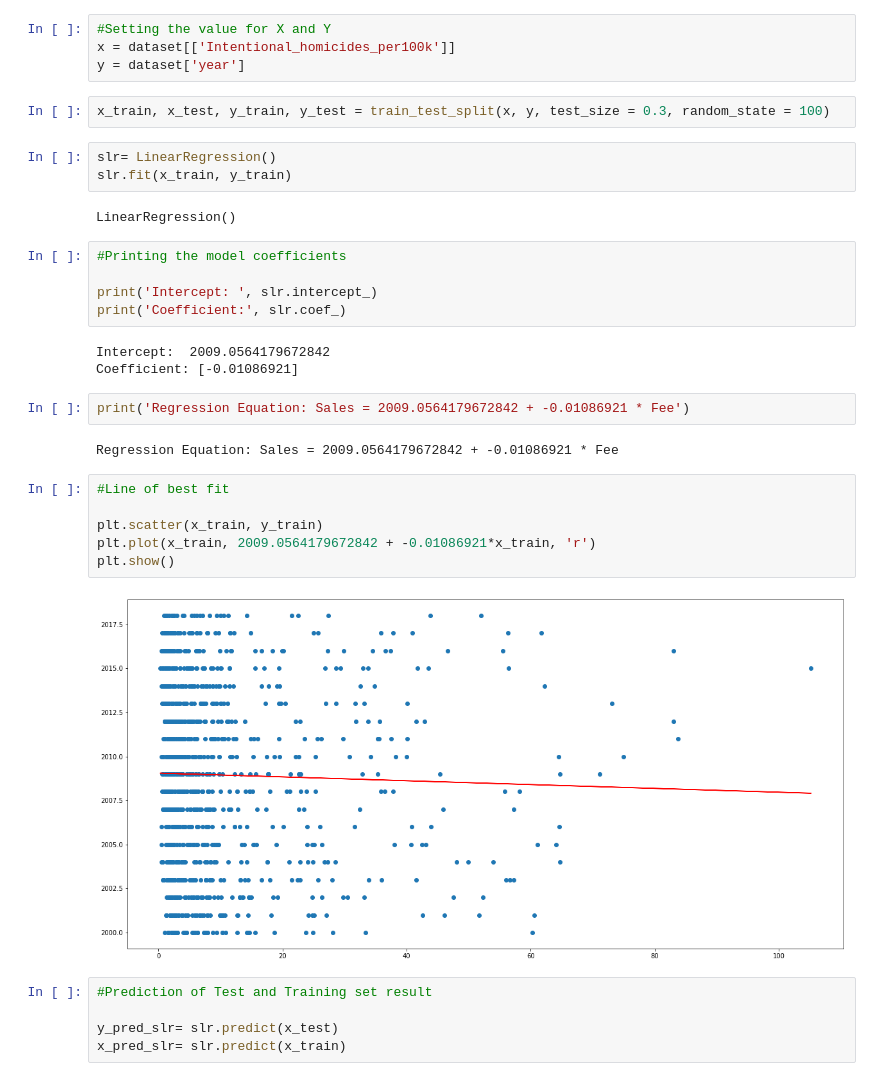
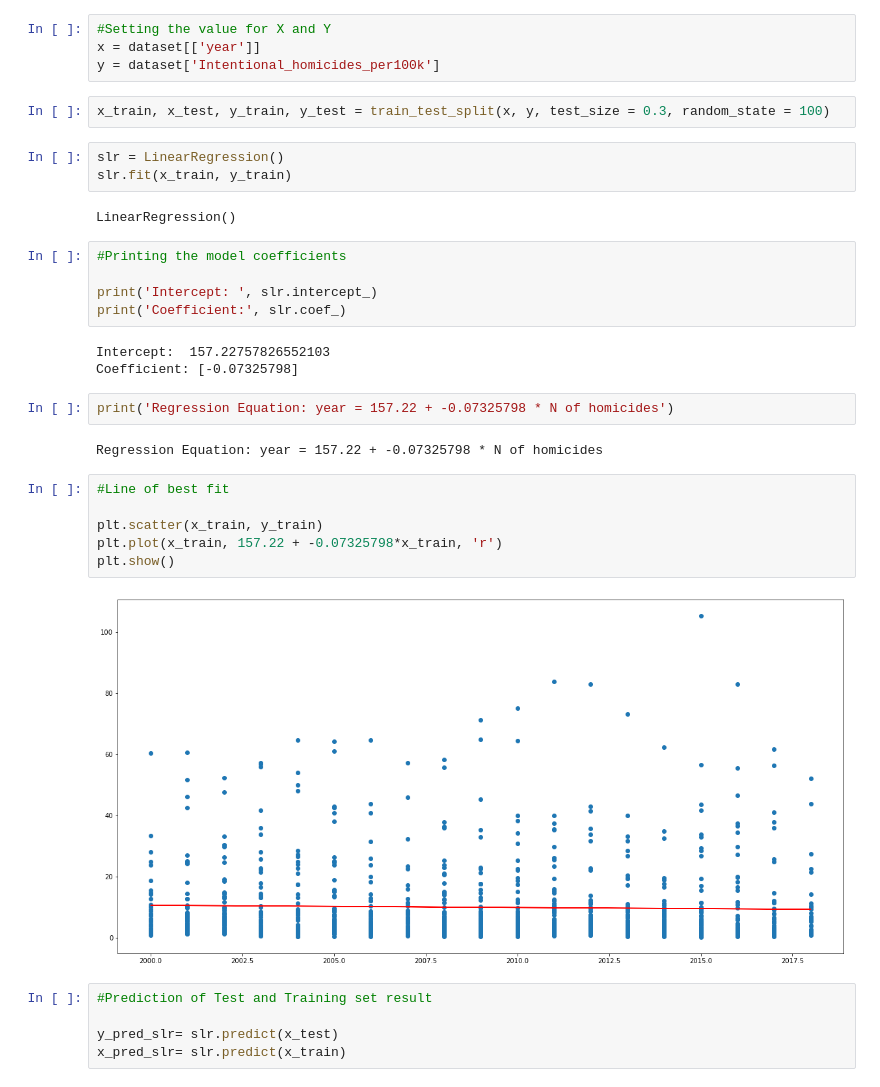
Before and after one commit to MohammedAlghazi17/Data-Mining-, a Jupyter notebook: BSHC4_Group_Project.ipynb, the cells around one changed output. Saved outputs shown, nothing was run; the diff lists cells and outputs as text.

```diff
--- a/BSHC4_Group_Project.ipynb
+++ b/BSHC4_Group_Project.ipynb
@@ -229,12 +233,12 @@ from sklearn.linear_model import LinearRegression
 from sklearn import metrics
 # %%
 #Setting the value for X and Y
-x = dataset[['Intentional_homicides_per100k']]
-y = dataset['year']
+x = dataset[['year']]
+y = dataset['Intentional_homicides_per100k']
 # %%
 x_train, x_test, y_train, y_test = train_test_split(x, y, test_size = 0.3, random_state = 100)
 # %%
-slr= LinearRegression()
+slr = LinearRegression()
 slr.fit(x_train, y_train)
 # %% [output]
 LinearRegression()
@@ -244,20 +248,20 @@ LinearRegression()
 print('Intercept: ', slr.intercept_)
 print('Coefficient:', slr.coef_)
 # %% [output]
-Intercept:  2009.0564179672842
-Coefficient: [-0.01086921]
+Intercept:  157.22757826552103
+Coefficient: [-0.07325798]
-# %%
-print('Regression Equation: Sales = 2009.0564179672842 + -0.01086921 * Fee')
-# %% [output]
-Regression Equation: Sales = 2009.0564179672842 + -0.01086921 * Fee
+# %%
+print('Regression Equation: year = 157.22 + -0.07325798 * N of homicides')
+# %% [output]
+Regression Equation: year = 157.22 + -0.07325798 * N of homicides
 # %%
 #Line of best fit
 
 plt.scatter(x_train, y_train)
-plt.plot(x_train, 2009.0564179672842 + -0.01086921*x_train, 'r')
+plt.plot(x_train, 157.22 + -0.07325798*x_train, 'r')
 plt.show()
 # %% [output]
-[figure, old version]
+[figure, new version]
 # %%
 #Prediction of Test and Training set result
 
```
Also changed, not shown: parts of 15 cells of this notebook.
